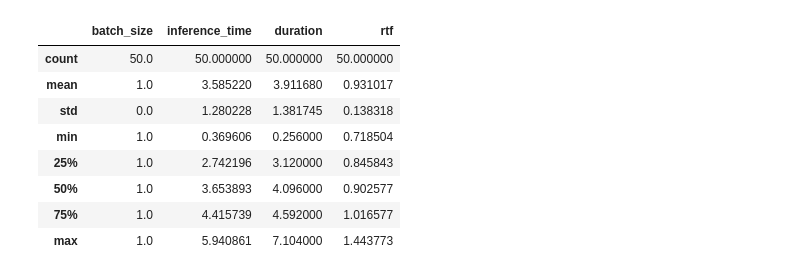
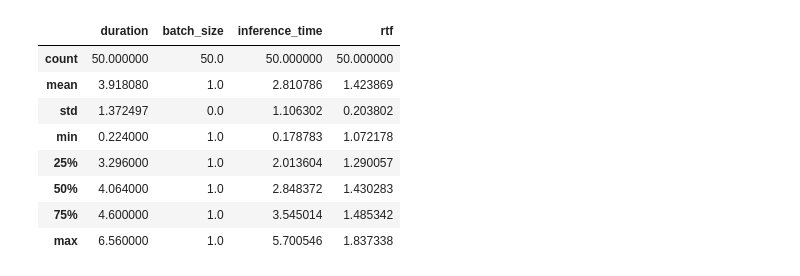
Before and after one commit to rkaushik97/MSGAI-AI-Podcast-Generator, a Jupyter notebook: tts_testing.ipynb, the cells around one changed output. Saved outputs shown, nothing was run; the diff lists cells and outputs as text; code cells hidden in the pictures.

```diff
--- a/tts_testing.ipynb
+++ b/tts_testing.ipynb
@@ -477,9 +393,8 @@ Done! Summary saved in tts_results/summary.json
 # %%
 import pandas as pd
-# df_summary = pd.read_json('tts_results/summary.json')
-os.listdir('tts_results/mms_tts')
-df_mms_tts_b1 = pd.read_json('tts_results/mms_tts/results_bs1.json')
-df_mms_tts_b5 = pd.read_json('tts_results/mms_tts/results_bs5.json')
-df_speecht5_tts_b1 = pd.read_json('tts_results/speecht5_tts/results_bs1.json')
+exp_to_import = 'test0'
+df_mms_tts_b1 = pd.read_json(f'tts_results/mms_tts/{exp_to_import}/results_bs1.json')
+df_mms_tts_b5 = pd.read_json(f'tts_results/mms_tts/{exp_to_import}/results_bs5.json')
+df_speecht5_tts_b1 = pd.read_json(f'tts_results/speecht5_tts/{exp_to_import}/results_bs1.json')
 # %%
 df_mms_tts_b1.head(5)
@@ -512,14 +427,14 @@ df_mms_tts_b5.describe()
 # %%
 df_speecht5_tts_b1.head(5)
-df_speecht5_tts_b1['rtf'] = df_speecht5_tts_b1['inference_time']/df_speecht5_tts_b1['duration']
+df_speecht5_tts_b1['rtf'] = df_speecht5_tts_b1['duration']/df_speecht5_tts_b1['inference_time']
 df_speecht5_tts_b1.describe()
 # %% [output]
-|  | batch_size | inference_time | duration | rtf |
-| count | 50.0 | 50.000000 | 50.000000 | 50.000000 |
-| mean | 1.0 | 3.585220 | 3.911680 | 0.931017 |
-| std | 0.0 | 1.280228 | 1.381745 | 0.138318 |
-| min | 1.0 | 0.369606 | 0.256000 | 0.718504 |
-| 25% | 1.0 | 2.742196 | 3.120000 | 0.845843 |
-| 50% | 1.0 | 3.653893 | 4.096000 | 0.902577 |
-| 75% | 1.0 | 4.415739 | 4.592000 | 1.016577 |
-| max | 1.0 | 5.940861 | 7.104000 | 1.443773 |
+|  | duration | batch_size | inference_time | rtf |
+| count | 50.000000 | 50.0 | 50.000000 | 50.000000 |
+| mean | 3.918080 | 1.0 | 2.810786 | 1.423869 |
+| std | 1.372497 | 0.0 | 1.106302 | 0.203802 |
+| min | 0.224000 | 1.0 | 0.178783 | 1.072178 |
+| 25% | 3.296000 | 1.0 | 2.013604 | 1.290057 |
+| 50% | 4.064000 | 1.0 | 2.848372 | 1.430283 |
+| 75% | 4.600000 | 1.0 | 3.545014 | 1.485342 |
+| max | 6.560000 | 1.0 | 5.700546 | 1.837338 |
```
Also changed, not shown: parts of 43 cells of this notebook, 4 other files.
